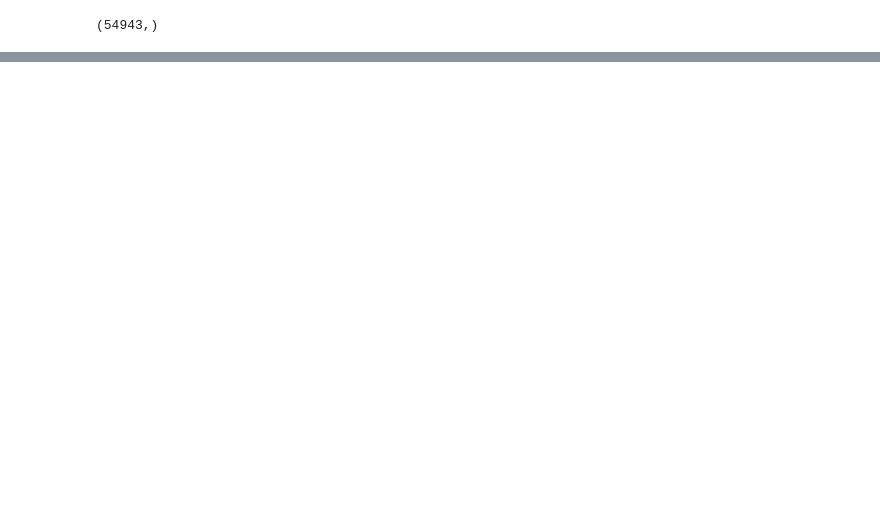
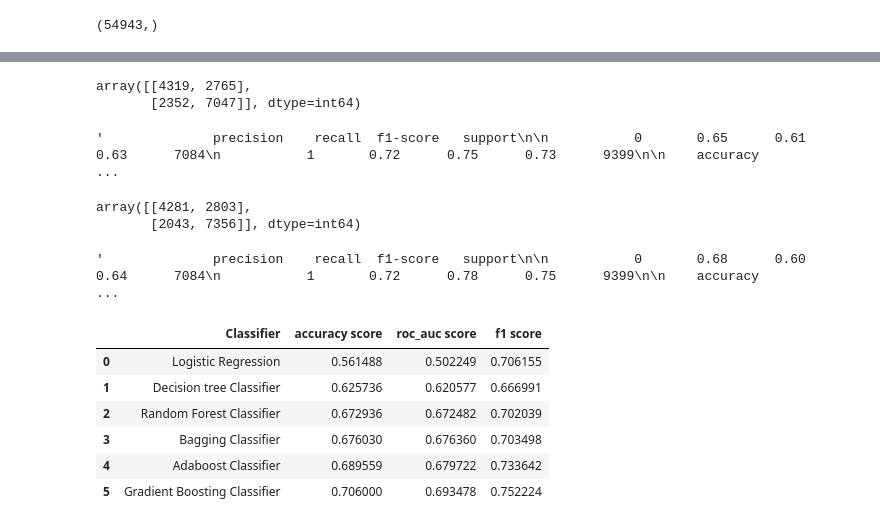
Before and after one commit to gauravkantrod/GLProject, a Jupyter notebook: Diabetes.ipynb, the cells around one changed output, grey strips where cells are left out. Saved outputs shown, nothing was run; the diff lists cells and outputs as text; code cells hidden in the pictures; blank space fills up the shorter version.

Commit message:
Add files via upload
Applied Classification models to the baseline dataset.

```diff
--- a/Diabetes.ipynb
+++ b/Diabetes.ipynb
@@ -945,0 +988,9 @@ Model accuracy is --  0.9380573924649639
+# %%
+# Applying Random Forest
+
+rf = RandomForestClassifier()
+rf.fit(X_train,y_train)
+y_pred = rf.predict(X_test)
+rf_score = accuracy_score(y_test, y_pred)
+r = roc_auc_score(y_test, y_pred)
+fr = f1_score(y_test, y_pred)
@@ -945,0 +1006,9 @@ Model accuracy is --  0.9380573924649639
+# %%
+# Applying Bagging Classifier
+
+bg = BaggingClassifier()
+bg.fit(X_train,y_train)
+y_pred = bg.predict(X_test)
+bg_score = accuracy_score(y_test,y_pred)
+b=roc_auc_score(y_test, y_pred)
+fb = f1_score(y_test, y_pred)
@@ -945,0 +1024,49 @@ Model accuracy is --  0.9380573924649639
+# %%
+# Applying Adaboost Classifier
+
+ad = AdaBoostClassifier()
+ad.fit(X_train,y_train)
+y_pred = ad.predict(X_test)
+ad_score = accuracy_score(y_test,y_pred)
+a = roc_auc_score(y_test, y_pred)
+fa= f1_score(y_test, y_pred)
+# %%
+confusion_matrix(y_test, y_pred)
+# %% [output]
+array([[4319, 2765],
+       [2352, 7047]], dtype=int64)
+# %%
+classification_report(y_test, y_pred)
+# %% [output]
+'              precision    recall  f1-score   support\n\n           0       0.65      0.61      0.63      7084\n           1       0.72      0.75      0.73      9399\n\n    accuracy                   ...
+# %%
+# Applying Gradient Boosting Classifier
+
+gb = GradientBoostingClassifier()
+gb.fit(X_train,y_train)
+y_pred = gb.predict(X_test)
+gb_score = accuracy_score(y_test,y_pred)
+g= roc_auc_score(y_test, y_pred)
+fg = f1_score(y_test, y_pred)
+# %%
+confusion_matrix(y_test, y_pred)
+# %% [output]
+array([[4281, 2803],
+       [2043, 7356]], dtype=int64)
+# %%
+classification_report(y_test, y_pred)
+# %% [output]
+'              precision    recall  f1-score   support\n\n           0       0.68      0.60      0.64      7084\n           1       0.72      0.78      0.75      9399\n\n    accuracy                   ...
+# %%
+acc_df = pd.DataFrame({'Classifier':['Logistic Regression','Decision tree  Classifier', 'Random Forest Classifier','Bagging Classifier','Adaboost Classifier','Gradient Boosting Classifier'],
+                      'accuracy score': [log_score, dec_score,rf_score, bg_score,ad_score,gb_score], 'roc_auc score': [l,d,r,b,a,g],
+                       'f1 score':[fl,fd,fr,fb,fa,fg]})
+acc_df
+# %% [output]
+|  | Classifier | accuracy score | roc_auc score | f1 score |
+| 0 | Logistic Regression | 0.561488 | 0.502249 | 0.706155 |
+| 1 | Decision tree Classifier | 0.625736 | 0.620577 | 0.666991 |
+| 2 | Random Forest Classifier | 0.672936 | 0.672482 | 0.702039 |
+| 3 | Bagging Classifier | 0.676030 | 0.676360 | 0.703498 |
+| 4 | Adaboost Classifier | 0.689559 | 0.679722 | 0.733642 |
+| 5 | Gradient Boosting Classifier | 0.706000 | 0.693478 | 0.752224 |
```
Also changed, not shown: parts of 62 cells of this notebook.
